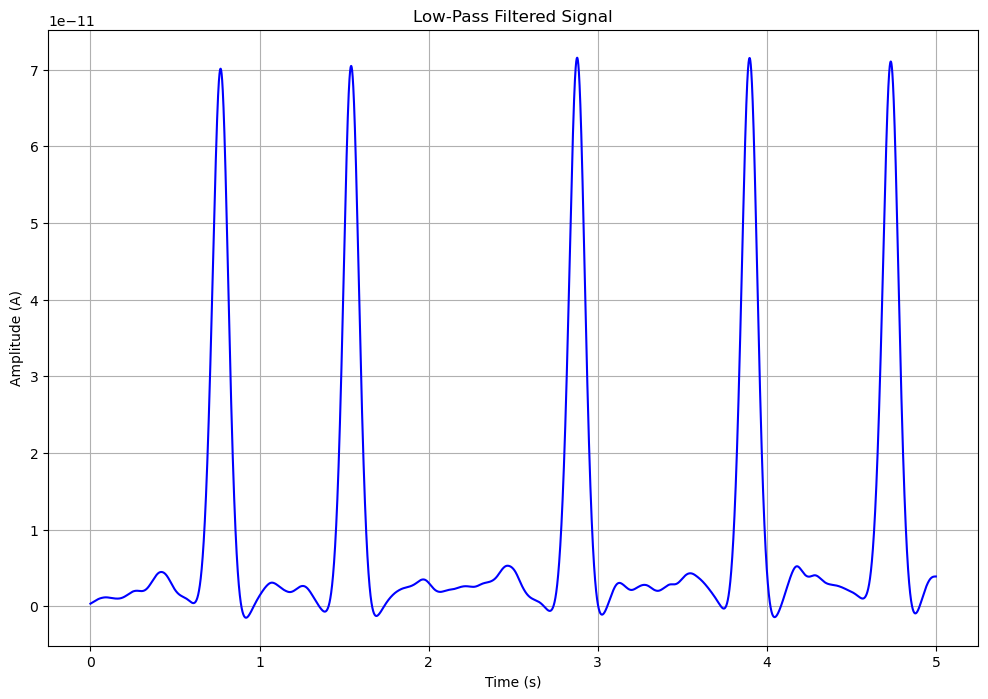
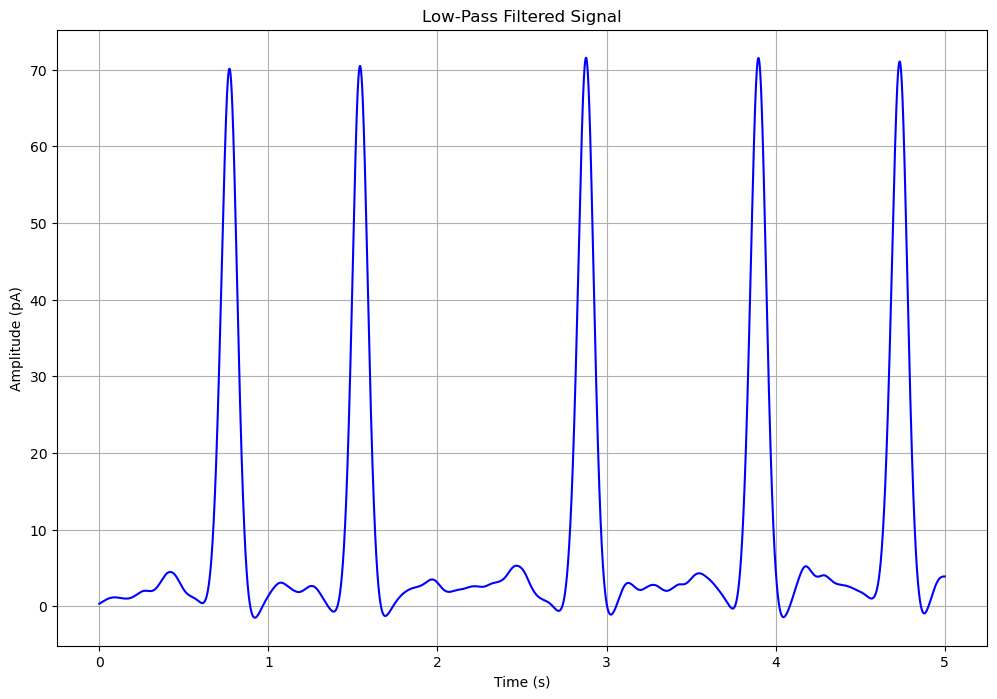
The notebook cell's code change between the first figure and the second:
--- before
+++ after
@@ -1,5 +1,5 @@
 # Plot the low-pass filtered signal with detected onset points
 plt.figure(figsize=(12, 8))
-plt.plot(current_monitor.t / ms /1000, low_pass / amp, label='Low-Pass Filtered Signal', color='blue')
+plt.plot(current_monitor.t / ms /1000, low_pass / amp *1e12, label='Low-Pass Filtered Signal', color='blue')
 
 # plt.scatter(current_monitor.t[indx] / ms, low_pass[indx] / amp, color='red', label='SWR Peaks', zorder=3)
@@ -8,5 +8,5 @@
 
 plt.xlabel('Time (s)')
-plt.ylabel('Amplitude (A)')
+plt.ylabel('Amplitude (pA)')
 plt.title('Low-Pass Filtered Signal')
 #plt.legend()

Commit: adjust plot units